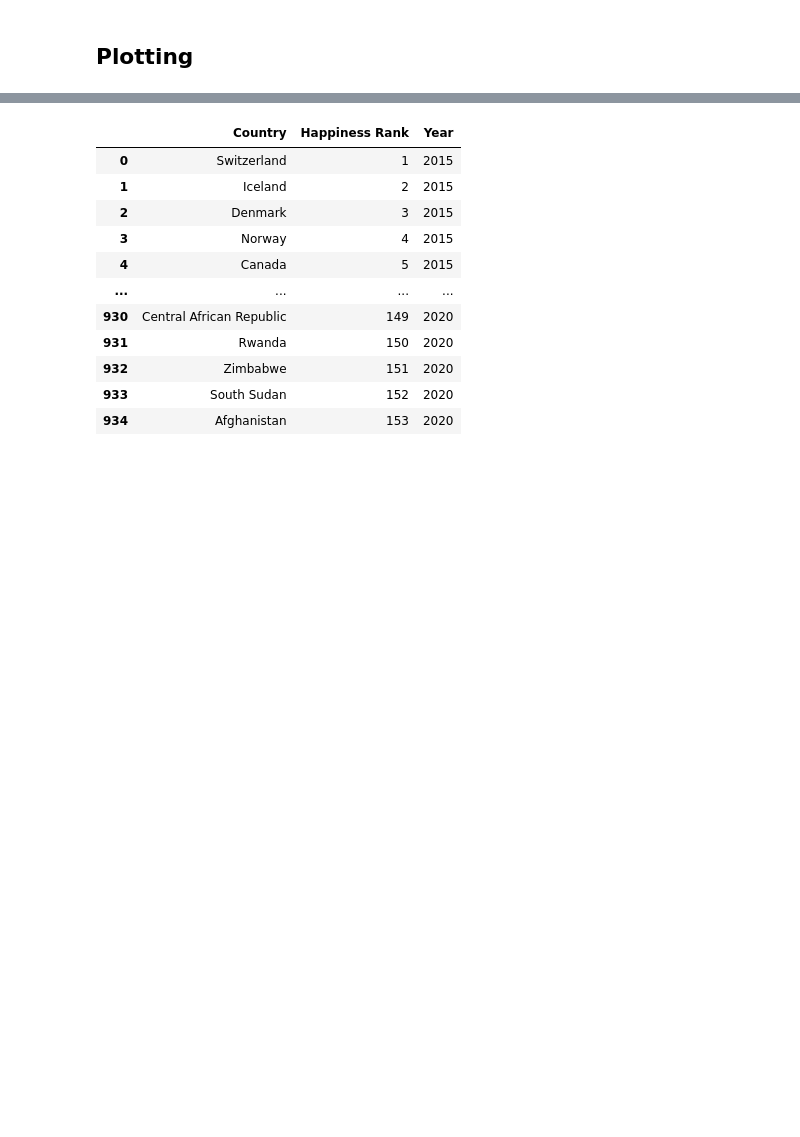
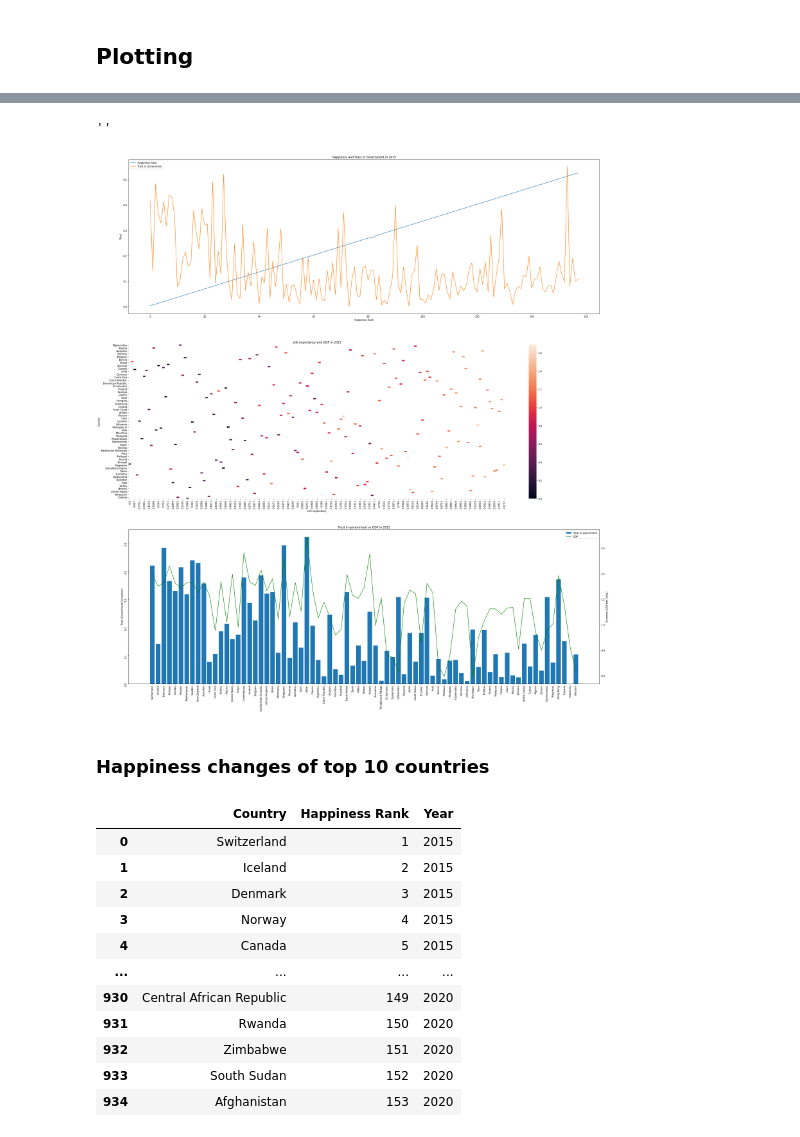
Before and after one commit to RMNT/toai_d_class, a Jupyter notebook: toai_class_d_project.ipynb, the cells around one changed output, grey strips where cells are left out. Drawn from its saved outputs; the diff is of its cells as text; code cells hidden in the pictures; blank space fills up the shorter version.

```diff
--- a/toai_class_d_project.ipynb
+++ b/toai_class_d_project.ipynb
@@ -55,10 +73,3 @@ whr_2019 = pd.read_csv('2019.csv')
 whr_2020 = pd.read_csv('2020.csv')
 
 country_bn = gpd.read_file('World_Countries__Generalized_.shx')
-# %%
-''' whr_2015.reset_index(drop=True, inplace=True)
-whr_2016.reset_index(drop=True, inplace=True)
-whr_2017.reset_index(drop=True, inplace=True)
-whr_2018.reset_index(drop=True, inplace=True)
-whr_2019.reset_index(drop=True, inplace=True)
-whr_2020.reset_index(drop=True, inplace=True); '''
@@ -392,3 +483,47 @@ plt.scatter(whr_2015['Happiness Rank'], whr_2015['Family'])
+# %%
+fig, ax = plt.subplots(3, figsize=(35,40))
+ax[0].plot(whr_2015['Happiness Rank']/300, label='Happiness Rank')
+ax[0].plot(whr_2015['Trust (Government Corruption)'], label='Trust in Government')
+ax[0].legend()
+ax[0].set_title("Happiness and Trust in Government in 2015")
+ax[0].set_xlabel('Happiness Rank')
+ax[0].set_ylabel('Trust')
+
+data_1 = whr_2015.pivot('Country', 'Health (Life Expectancy)', 'Economy (GDP per Capita)')
+new_col_names = []
+for col_name in data_1.columns:
+  new_col_names.append(np.round(col_name, 4))
+data_1.columns = new_col_names
+sns.heatmap(data_1, ax=ax[1])
+ax[1].set_title('Life expectancy and GDP in 2015')
+ax[1].set_xlabel('Life expectancy')
+
+trust = ax[2].bar(x=whr_2015['Country'][:75], height=whr_2015['Trust (Government Corruption)'][:75], label='Trust in government')
+ax[2].set_ylabel('Trust (Government Corruption)')
+ax2 = ax[2].twinx()
+gdp = ax2.plot(whr_2015['Economy (GDP per Capita)'][:75], color='green', label='GDP')
+ax2.tick_params(axis='y', color='green')
+ax2.set_ylabel('Economy (GDP per Cpita)')
+ax[2].tick_params(rotation=90)
+lns = [trust]+gdp
+labs = [l.get_label() for l in lns]
+ax[2].legend(lns, labs)
+ax[2].set_title('Trust in government vs GDP in 2015')
+
+for a in fig.axes:
+    a.tick_params(
+    axis='x',
+    which='both',
+    bottom=True,
+    top=False,
+    labelbottom=True)    # labels along the bottom edge are on
+;
+#whr_2015['Trust (Government Corruption)'].plot.density(ax=ax[3]);
+# %% [output]
+''
+[figure, added]
+# %% [markdown]
+### Happiness changes of top 10 countries
 # %%
 final_df = whr_2015.append([whr_2016, whr_2017, whr_2018, whr_2019, whr_2020], ignore_index=True)[column].copy()
 happiness_rank_year = final_df[['Country', 'Happiness Rank', 'Year']]
```
Also changed, not shown: parts of 91 cells of this notebook.
